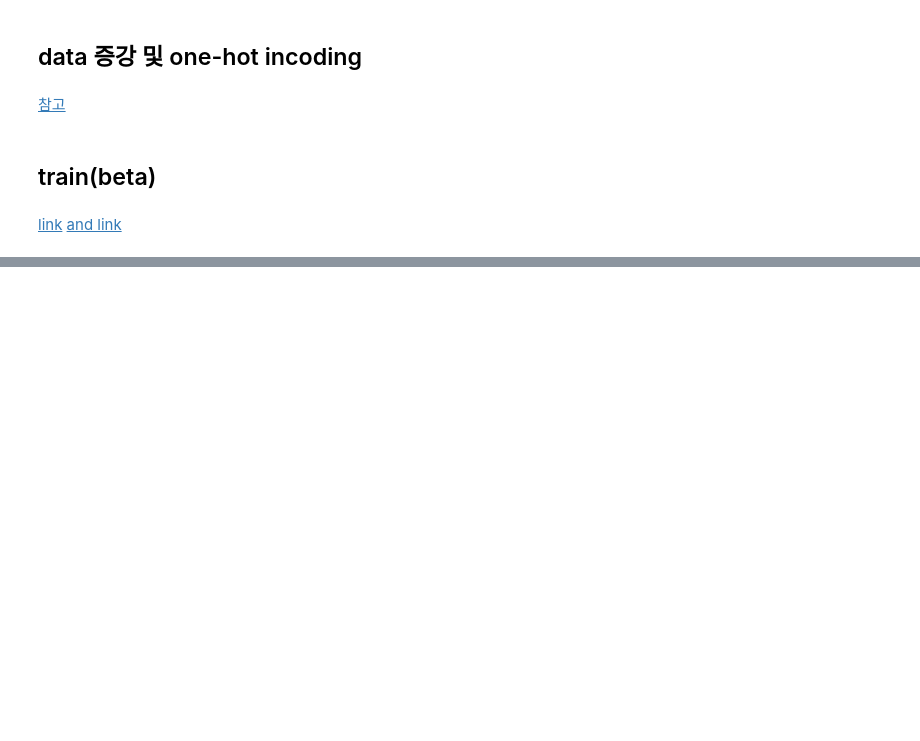
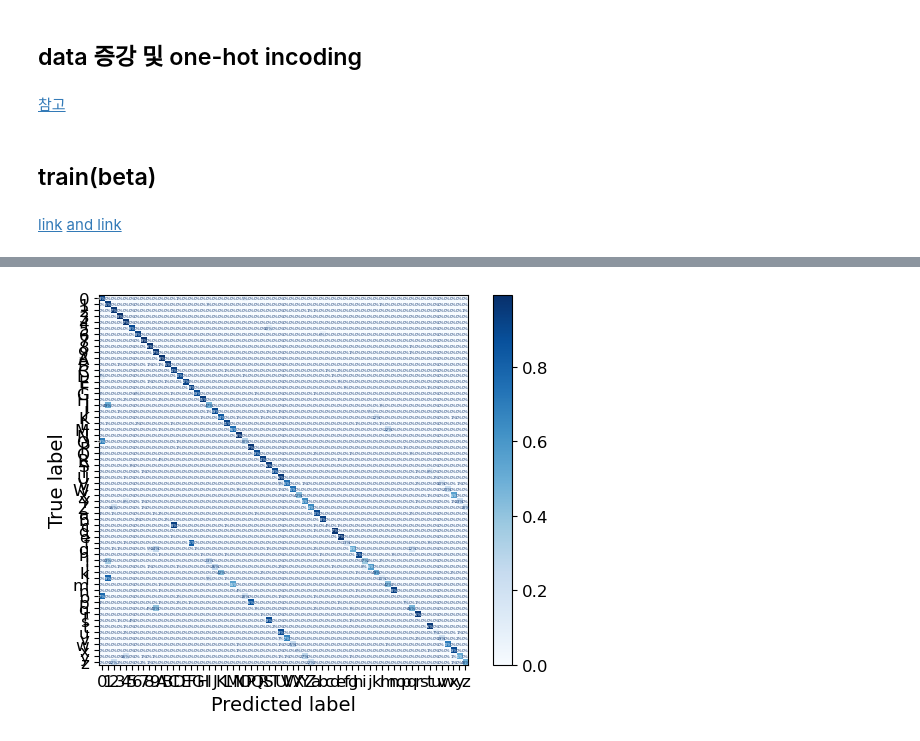
Before and after one commit to nonameR9077/CNNproject-2024-1, a Jupyter notebook: EMNIST.ipynb, the cells around one changed output, grey strips where cells are left out. Cells and saved outputs as stored; diff of their text form; code cells hidden in the pictures; blank space fills up the shorter version.

```diff
--- a/EMNIST.ipynb
+++ b/EMNIST.ipynb
@@ -629,0 +650,4 @@ Best Model: Model 3
+# %%
+cmp = ConfusionMatrixDisplay.from_predictions(y_true, y_pred, display_labels=classes_class, normalize="true", values_format=".0%", cmap='Blues')
+# %% [output]
+[figure, added]
```
Also changed, not shown: parts of 25 cells of this notebook.
